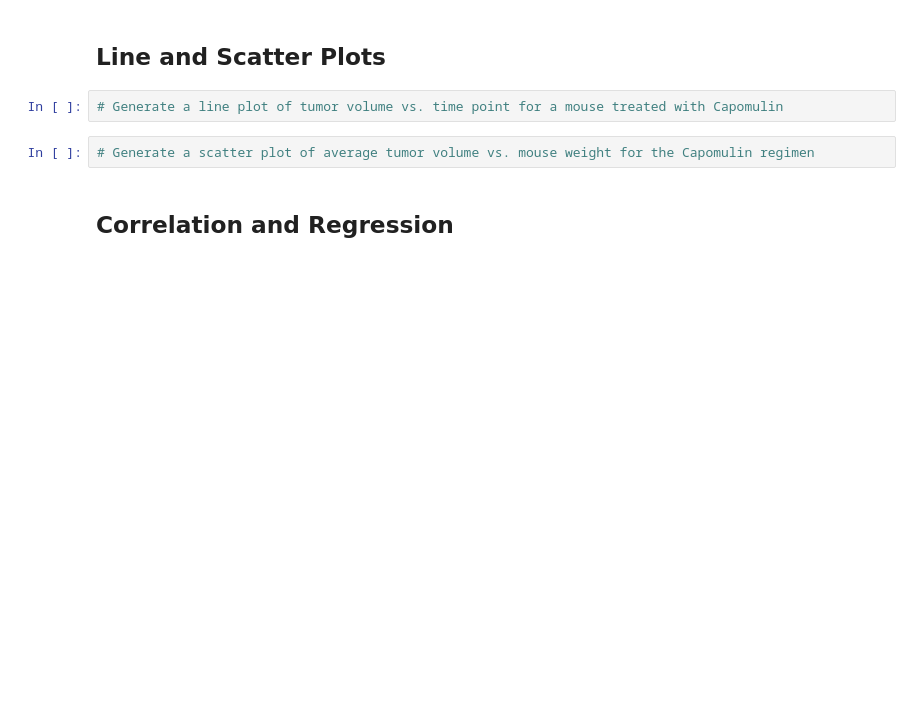
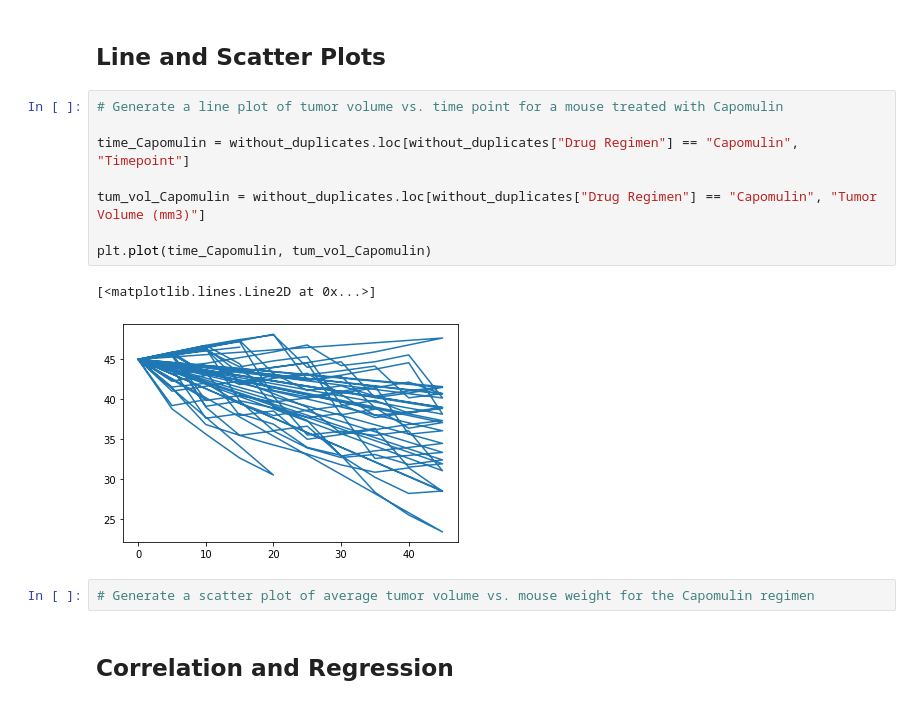
Before and after one commit to ryleenelson1397/matplotlib-challenge, a Jupyter notebook: Pymaceuticals/RNelson_Pymaceuticals .ipynb, the cells around one changed output. Cells and saved outputs as stored; diff of their text form; blank space fills up the shorter version.

```diff
--- a/Pymaceuticals/RNelson_Pymaceuticals .ipynb
+++ b/Pymaceuticals/RNelson_Pymaceuticals .ipynb
@@ -254,6 +265,15 @@ plt.show()
 ## Line and Scatter Plots
 # %%
 # Generate a line plot of tumor volume vs. time point for a mouse treated with Capomulin
+
+time_Capomulin = without_duplicates.loc[without_duplicates["Drug Regimen"] == "Capomulin", "Timepoint"]
+
+tum_vol_Capomulin = without_duplicates.loc[without_duplicates["Drug Regimen"] == "Capomulin", "Tumor Volume (mm3)"]
+
+plt.plot(time_Capomulin, tum_vol_Capomulin)
+# %% [output]
+[<matplotlib.lines.Line2D at 0x...>]
+[figure, added]
 # %%
 # Generate a scatter plot of average tumor volume vs. mouse weight for the Capomulin regimen
 # %% [markdown]
```
Also changed, not shown: parts of 3 cells of this notebook.
